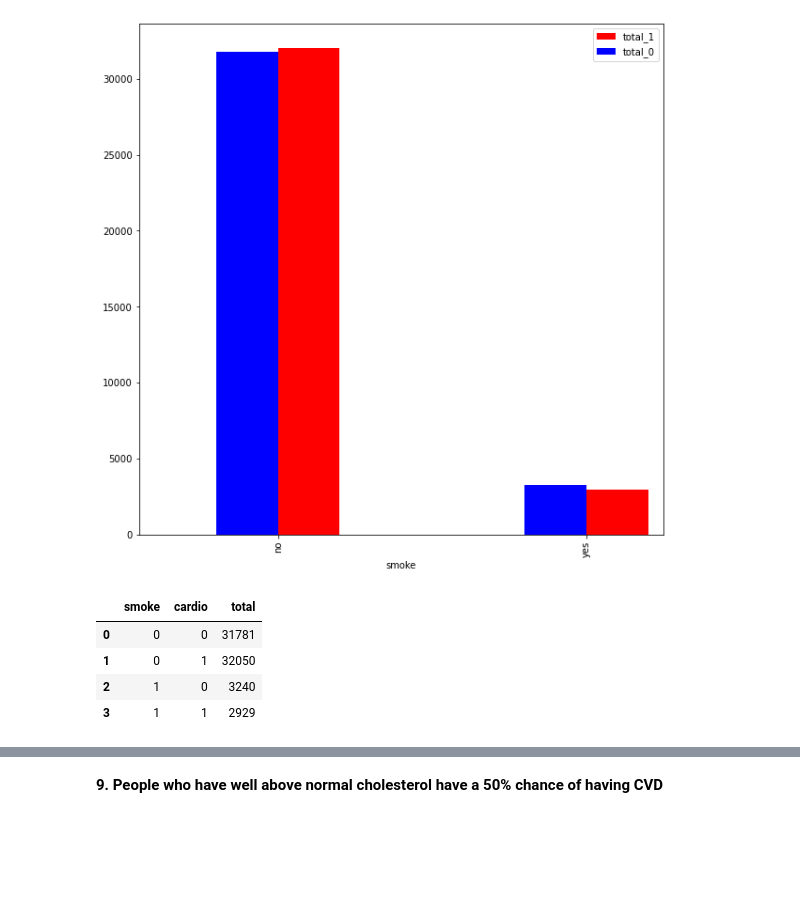
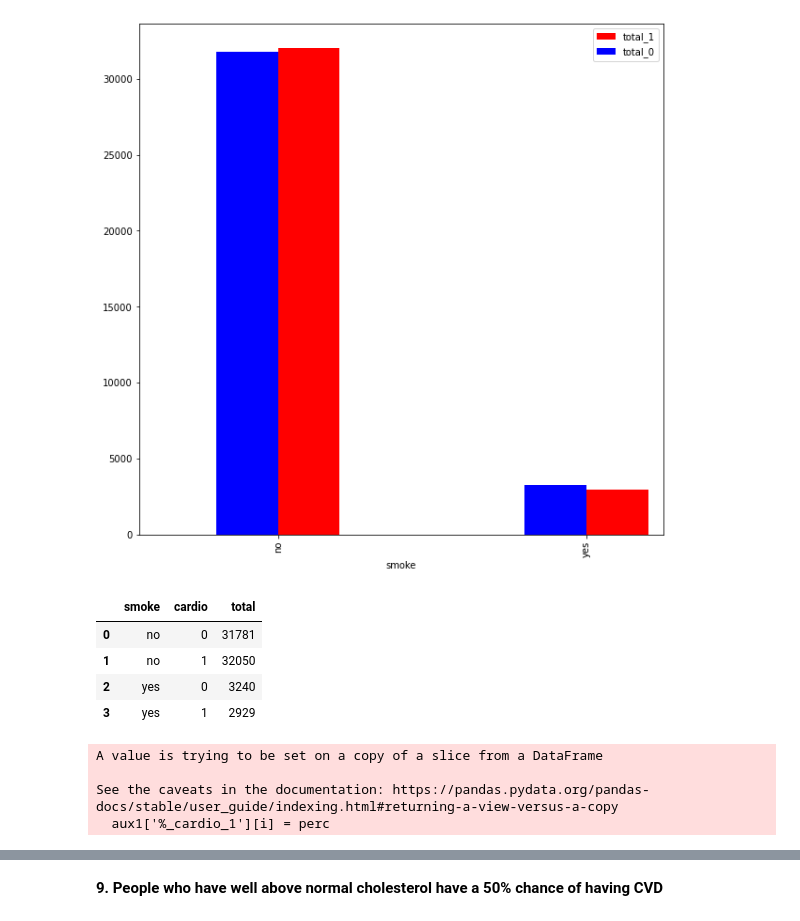
Before and after one commit to HenriqueCR1291/cardio_catch_diseases, a Jupyter notebook: m01_cardio_catch_diseases.ipynb, the cells around one changed output, grey strips where cells are left out. Drawn from its saved outputs; the diff is of its cells as text; code cells hidden in the pictures; blank space fills up the shorter version.

```diff
--- a/m01_cardio_catch_diseases.ipynb
+++ b/m01_cardio_catch_diseases.ipynb
@@ -876,14 +876,14 @@ plt.show()
 # %% [output]
 [figure]
 # %%
-aux1 = df3[['smoke', 'cardio']].groupby(['smoke','cardio']).size().reset_index().rename(columns={0:'total'})
+aux1 = df32[['smoke', 'cardio']].groupby(['smoke','cardio']).size().reset_index().rename(columns={0:'total'})
 aux1
 # %% [output]
 |  | smoke | cardio | total |
-| 0 | 0 | 0 | 31781 |
-| 1 | 0 | 1 | 32050 |
-| 2 | 1 | 0 | 3240 |
-| 3 | 1 | 1 | 2929 |
+| 0 | no | 0 | 31781 |
+| 1 | no | 1 | 32050 |
+| 2 | yes | 0 | 3240 |
+| 3 | yes | 1 | 2929 |
 # %%
 #calculate % people who had CVD
 aux1['%_cardio_1'] = ""
@@ -896,6 +896,11 @@ for i in range(len(aux1)):
         aux1['%_cardio_1'][i] = perc
     else:
         exit
+# %% [output]
+A value is trying to be set on a copy of a slice from a DataFrame
+
+See the caveats in the documentation: https://pandas.pydata.org/pandas-docs/stable/user_guide/indexing.html#returning-a-view-versus-a-copy
+  aux1['%_cardio_1'][i] = perc
 # %%
 aux1 = aux1[(aux1['cardio'] >= 1)]
 # %%
```
Also changed, not shown: parts of 20 cells of this notebook.
